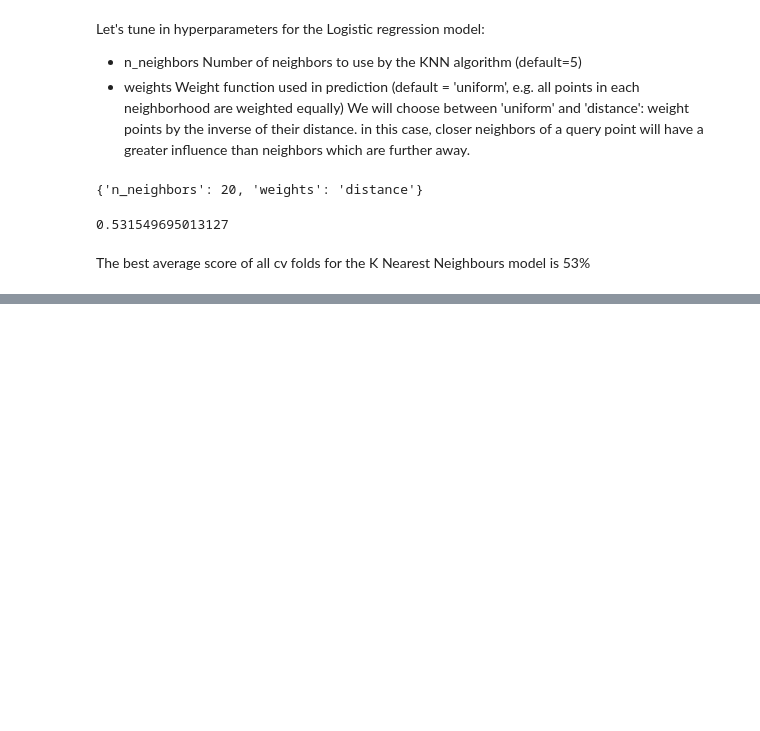
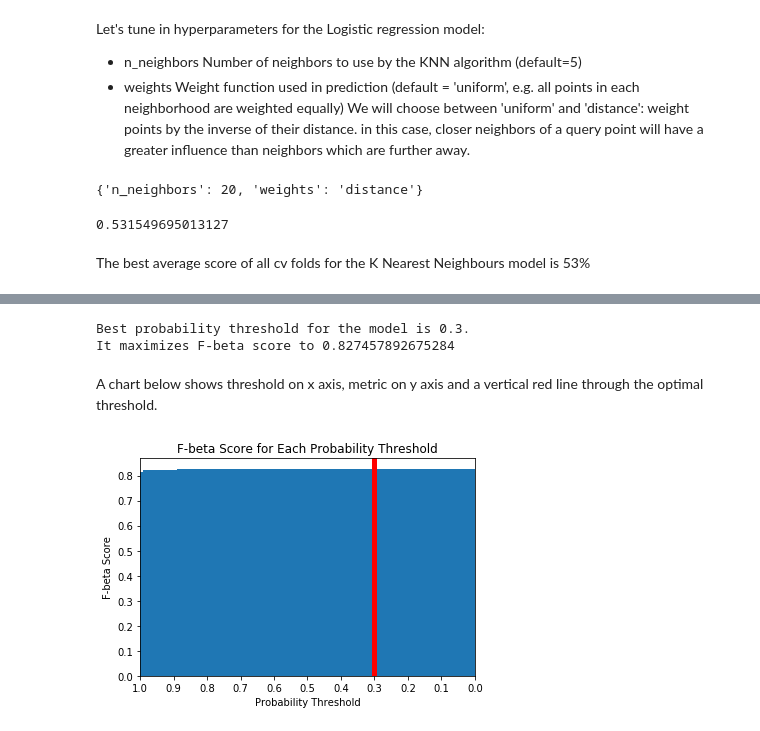
Before and after one commit to a-kantur/Springboard, a Jupyter notebook: Capstone Project 1/In-Depth Analysis.ipynb, the cells around one changed output, grey strips where cells are left out. Drawn from its saved outputs; the diff is of its cells as text; code cells hidden in the pictures; blank space fills up the shorter version.

```diff
--- a/Capstone Project 1/In-Depth Analysis.ipynb
+++ b/Capstone Project 1/In-Depth Analysis.ipynb
@@ -176,0 +149,6 @@ The best combination of parameters produces the best average score of all cv fol
+# %%
+rf.fit(X, y)
+zipped = zip(combined_df.iloc[:,:-2].columns,rf.feature_importances_)
+res = sorted(zipped, key = lambda x: x[1], reverse=True)
+for i in res[0:20]:
+    print(res.index(i), i)
@@ -182,6 +247,9 @@ Let's use a Logistic Regression to predict recipe rating being 'good' or 'bad'
 import warnings
 from sklearn.exceptions import ConvergenceWarning
 warnings.filterwarnings(action='ignore', category=ConvergenceWarning)
+
+X=samples
+y=combined_df.rating1.values.astype(np.int)
 
 from sklearn.linear_model import LogisticRegression
 from sklearn.model_selection import train_test_split
@@ -248,0 +335,4 @@ The best average score of all cv folds for the K Nearest Neighbours model is 53%
+# %%
+y_pred = rf.fit(X_train,y_train).predict(X_test)
+rf_probs=rf.predict_proba(X_test)
+rf_probs
@@ -248,0 +347,31 @@ The best average score of all cv folds for the K Nearest Neighbours model is 53%
+# %%
+from sklearn.metrics import fbeta_score
+threshold_list = np.arange(0,1.01,0.01)
+best_threshold = 0
+best_accuracy=0
+for i in threshold_list:
+    y_pred_prob = pd.DataFrame(rf.predict_proba(X_test)[:,1]).applymap(lambda x: 1 if x>i else 0)
+    test_accuracy = fbeta_score(y_test, y_pred_prob, beta=0.5)
+    if test_accuracy>best_accuracy:
+        best_threshold = i
+        best_accuracy = test_accuracy
+print('Best probability threshold for the model is {0}.\nIt maximizes F-beta score to {1}'.format(best_threshold,best_accuracy))
+# %% [output]
+Best probability threshold for the model is 0.3.
+It maximizes F-beta score to 0.827457892675284
+# %% [markdown]
+A chart below shows threshold on x axis, metric on y axis and a vertical red line through the optimal threshold.
+# %%
+fbeta_list=[]
+for i in threshold_list:
+    y_pred_prob = pd.DataFrame(rf.predict_proba(X_test)[:,1]).applymap(lambda x: 1 if x>i else 0)
+    fbeta_list.append(fbeta_score(y_test, y_pred_prob, beta=0.5))
+_ = plt.bar(threshold_list,fbeta_list)
+_ = plt.title('F-beta Score for Each Probability Threshold')
+_ = plt.xlabel('Probability Threshold')
+_ = plt.ylabel('F-beta Score')
+_ = plt.xlim(1,0)
+_ = plt.xticks([0,0.1,0.2,0.3,0.4,0.5,0.6,0.7,0.8,0.9,1.0])
+_ = plt.axvline(x=best_threshold, linewidth=5, color='r')
+# %% [output]
+[figure, added]
```
Also changed, not shown: parts of 22 cells of this notebook.
